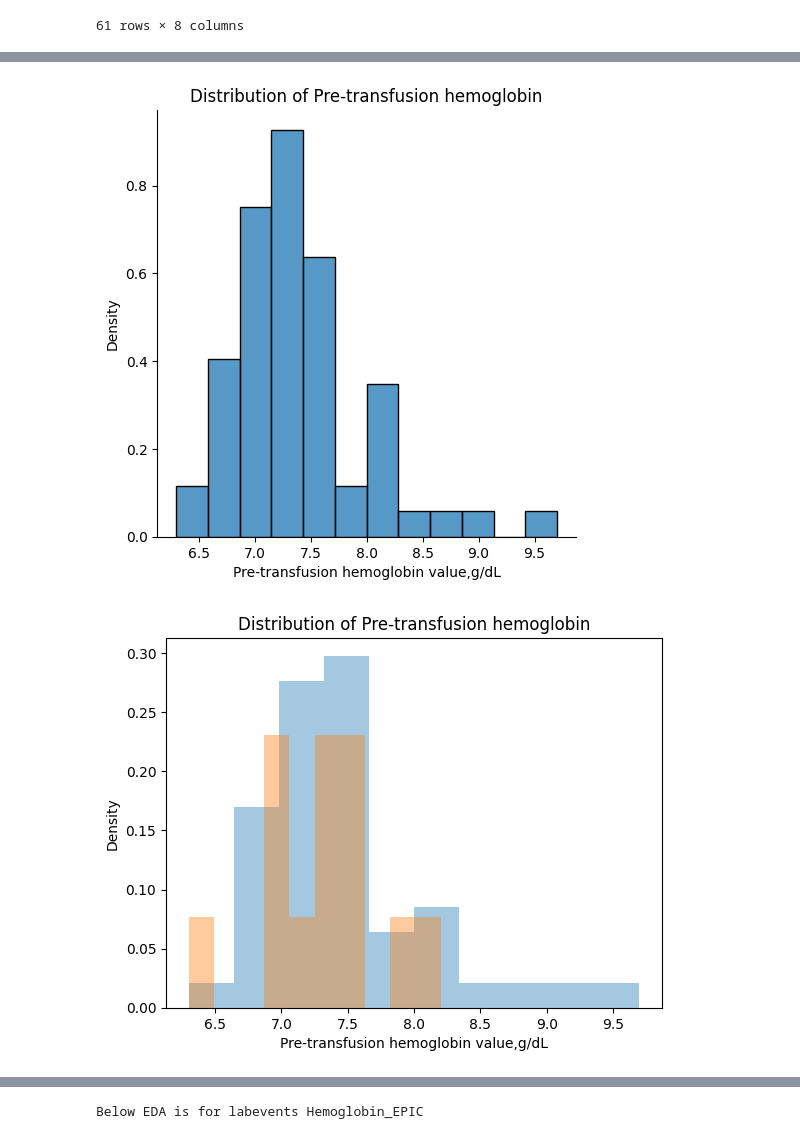
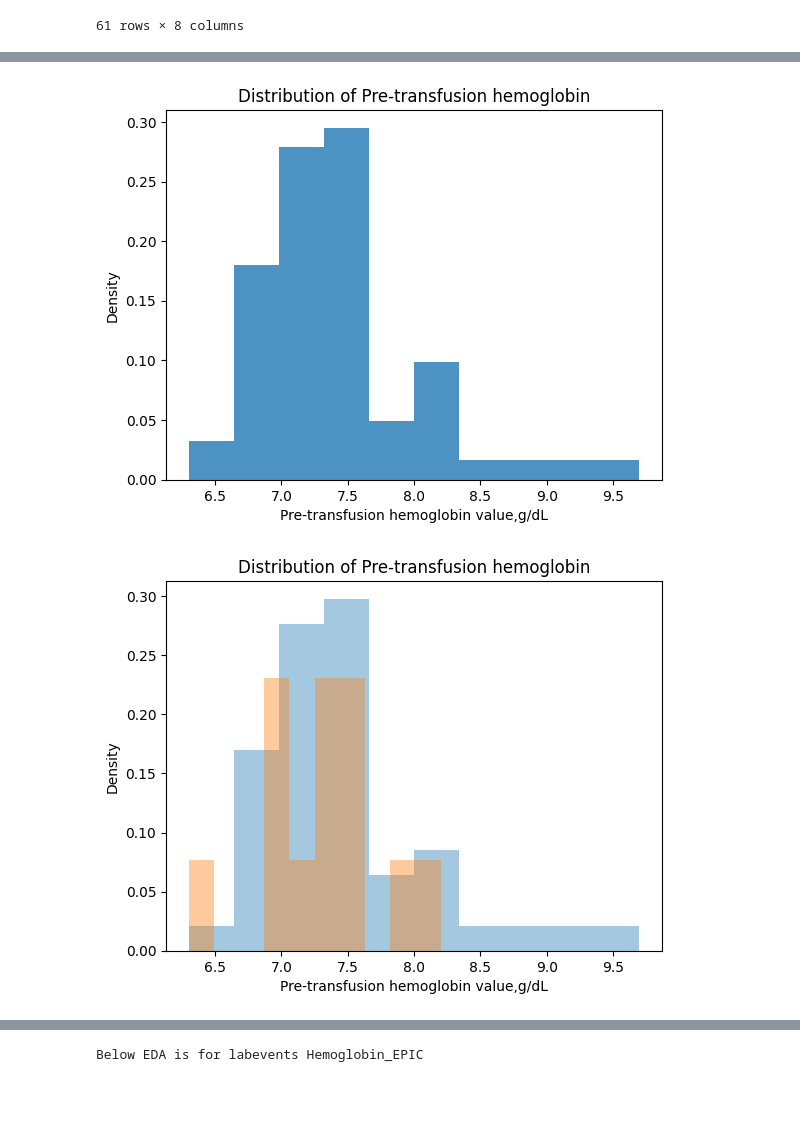
Before and after one commit to lily214754/MIMIC, a Jupyter notebook: EDA/epic_hemoglobin.ipynb, the cells around one changed output, grey strips where cells are left out. Saved outputs shown, nothing was run; the diff lists cells and outputs as text; code cells hidden in the pictures; blank space fills up the shorter version.

```diff
--- a/EDA/epic_hemoglobin.ipynb
+++ b/EDA/epic_hemoglobin.ipynb
@@ -169,7 +187,8 @@ result = result[['hadm_id', 'gender', 'description', 'pre_transfusion', 'post_tr
 def get_hemoglobin_distribution(hemoglobin,name):
 
 
-    sns.displot(data=hemoglobin, x="pre_transfusion", stat="density")
+    #sns.displot(data=hemoglobin, x="pre_transfusion", stat="density")
+    plt.hist(hemoglobin.pre_transfusion,alpha=0.8, linewidth=1, weights=np.ones_like(hemoglobin.pre_transfusion) / len(hemoglobin.pre_transfusion))
 
 
     #plt.legend(prop={'size': 12})
@@ -199,33 +218,47 @@ def get_hemoglobin_distribution(hemoglobin,name):
 #     sns.displot(data=hemoglobin, x="post_transfusion",hue ='gender', stat="density")
     female = hemoglobin.loc[hemoglobin.gender == 'F' ].post_transfusion
     male = hemoglobin.loc[hemoglobin.gender == 'M' ].post_transfusion
     plt.hist(male,   alpha=0.4, linewidth=0, weights=np.ones_like(male) / len(male),edgecolor="black",label= f"male | {len(hemoglobin.loc[hemoglobin.gender == 'M'])}")
     plt.hist(female, alpha=0.4, linewidth=0, weights=np.ones_like(female) / len(female), edgecolor="black",label= f"female | {len(hemoglobin.loc[hemoglobin.gender == 'F'])}")
 
 
 
     #plt.legend(prop={'size': 12})
     plt.title('Distribution of Post-transfusion hemoglobin')
     plt.xlabel('Post-transfusion hemoglobin value,g/dL')
     plt.ylabel('Density')
     plt.savefig(f'labevent_plots/{name}_Distribution_of_Post-transfusion_hemoglobin_gender.png')
     plt.show()
 
+
+
+    #sns.displot(data=hemoglobin, x="value_diff", stat="density")
+    plt.hist(hemoglobin.value_diff,alpha=0.8, weights=np.ones_like(hemoglobin.value_diff) / len(hemoglobin.value_diff))
+
+
+    #plt.legend(prop={'size': 12})
+    plt.title('Distribution of difference between \n Post-transfusion hemoglobin and Pre-transfusion hemoglobin')
+    plt.xlabel('Difference in Hemoglobin value,g/dL')
+    plt.ylabel('Density')
+    plt.savefig(f'labevent_plots/{name}_Distribution_of_value_diff_hemoglobin.png')
+    plt.show()
+
+
 #     sns.displot(data=hemoglobin, x="value_diff",hue ='gender', stat="density")
     female = hemoglobin.loc[hemoglobin.gender == 'F' ].value_diff
     male = hemoglobin.loc[hemoglobin.gender == 'M' ].value_diff
     plt.hist(male,   alpha=0.4, linewidth=0, weights=np.ones_like(male) / len(male),edgecolor="black",label= f"male | {len(hemoglobin.loc[hemoglobin.gender == 'M'])}")
     plt.hist(female, alpha=0.4, linewidth=0, weights=np.ones_like(female) / len(female), edgecolor="black",label= f"female | {len(hemoglobin.loc[hemoglobin.gender == 'F'])}")
 
     #plt.legend(prop={'size': 12})
     plt.title('Distribution of difference between \n Post-transfusion hemoglobin and Pre-transfusion hemoglobin')
     plt.xlabel('Difference in Hemoglobin value,g/dL')
     plt.ylabel('Density')
     plt.savefig(f'labevent_plots/{name}_Distribution_of_value_diff_hemoglobin_gender.png')
     plt.show()
 
 get_hemoglobin_distribution(result,'EPIC')
 # %% [output]
-[figure, old version]
+[figure, new version]
 [figure]
 [figure]
```
Also changed, not shown: parts of 3 cells of this notebook, 31 other files.
